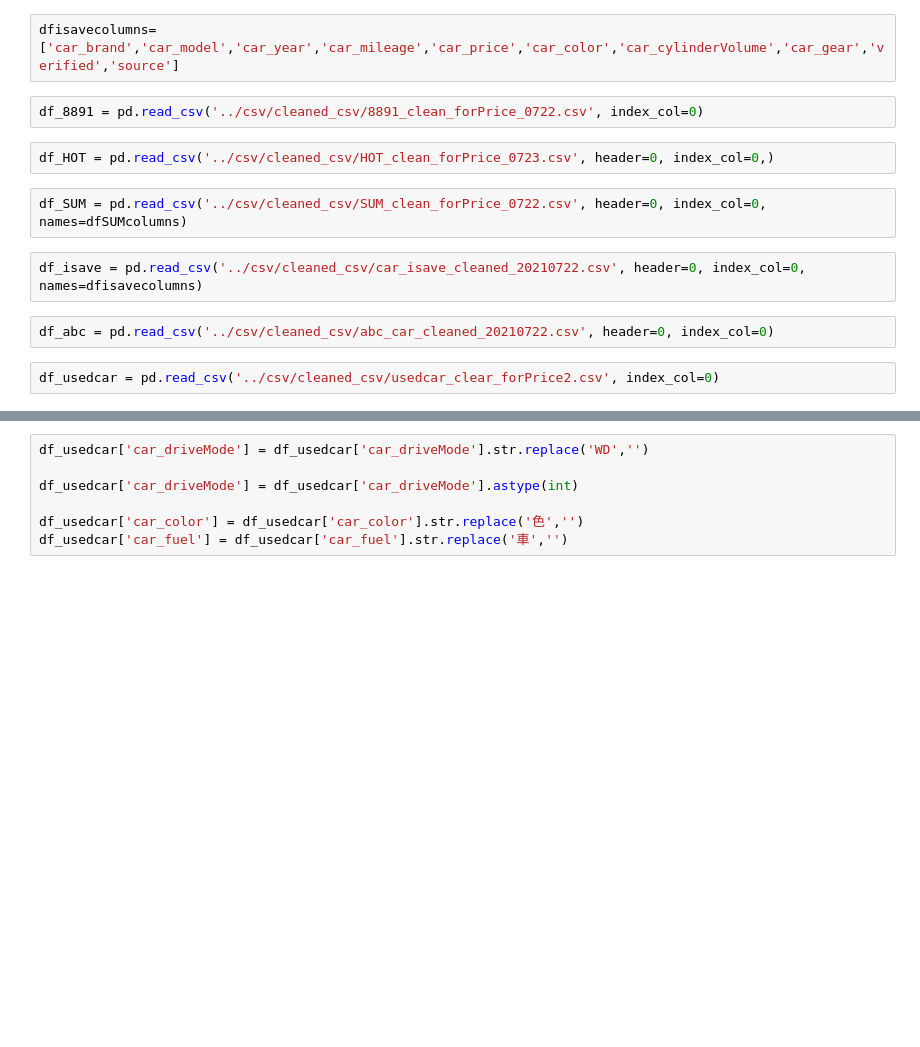
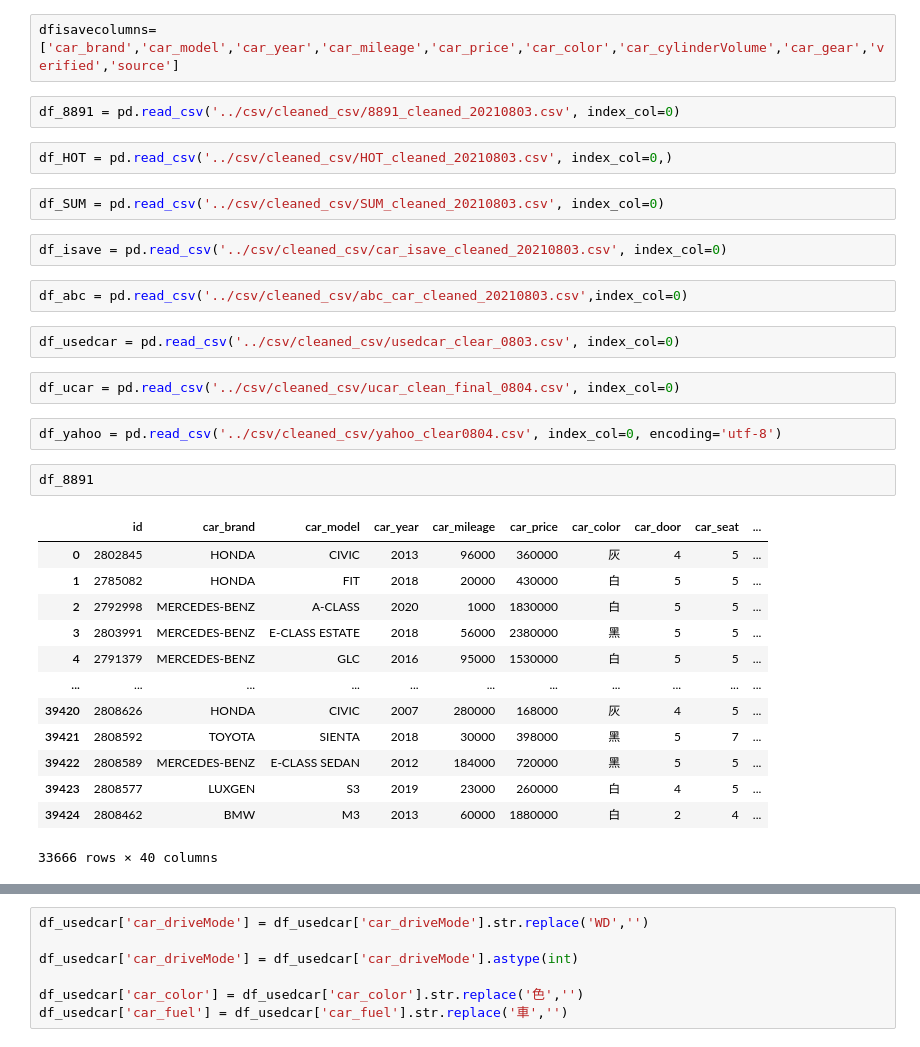
Before and after one commit to lilychen0505/BDSE19_PROJECT, a Jupyter notebook: data_cleaning/data_combine.ipynb, the cells around one changed output, grey strips where cells are left out. Drawn from its saved outputs; the diff is of its cells as text; blank space fills up the shorter version.

```diff
--- a/data_cleaning/data_combine.ipynb
+++ b/data_cleaning/data_combine.ipynb
@@ -10,14 +11,34 @@ dfSUMcolumns=['car_brand','car_model','car_year','car_mileage','car_price','car_
 # %%
 dfisavecolumns=['car_brand','car_model','car_year','car_mileage','car_price','car_color','car_cylinderVolume','car_gear','verified','source']
 # %%
-df_8891 = pd.read_csv('../csv/cleaned_csv/8891_clean_forPrice_0722.csv', index_col=0)
+df_8891 = pd.read_csv('../csv/cleaned_csv/8891_cleaned_20210803.csv', index_col=0)
 # %%
-df_HOT = pd.read_csv('../csv/cleaned_csv/HOT_clean_forPrice_0723.csv', header=0, index_col=0,)
+df_HOT = pd.read_csv('../csv/cleaned_csv/HOT_cleaned_20210803.csv', index_col=0,)
 # %%
-df_SUM = pd.read_csv('../csv/cleaned_csv/SUM_clean_forPrice_0722.csv', header=0, index_col=0, names=dfSUMcolumns)
+df_SUM = pd.read_csv('../csv/cleaned_csv/SUM_cleaned_20210803.csv', index_col=0)
 # %%
-df_isave = pd.read_csv('../csv/cleaned_csv/car_isave_cleaned_20210722.csv', header=0, index_col=0, names=dfisavecolumns)
+df_isave = pd.read_csv('../csv/cleaned_csv/car_isave_cleaned_20210803.csv', index_col=0)
 # %%
-df_abc = pd.read_csv('../csv/cleaned_csv/abc_car_cleaned_20210722.csv', header=0, index_col=0)
+df_abc = pd.read_csv('../csv/cleaned_csv/abc_car_cleaned_20210803.csv',index_col=0)
 # %%
-df_usedcar = pd.read_csv('../csv/cleaned_csv/usedcar_clear_forPrice2.csv', index_col=0)
+df_usedcar = pd.read_csv('../csv/cleaned_csv/usedcar_clear_0803.csv', index_col=0)
+# %%
+df_ucar = pd.read_csv('../csv/cleaned_csv/ucar_clean_final_0804.csv', index_col=0)
+# %%
+df_yahoo = pd.read_csv('../csv/cleaned_csv/yahoo_clear0804.csv', index_col=0, encoding='utf-8')
+# %%
+df_8891
+# %% [output]
+|  | id | car_brand | car_model | car_year | car_mileage | car_price | car_color | car_door | car_seat | ... |
+| 0 | 2802845 | HONDA | CIVIC | 2013 | 96000 | 360000 | 灰 | 4 | 5 | ... |
+| 1 | 2785082 | HONDA | FIT | 2018 | 20000 | 430000 | 白 | 5 | 5 | ... |
+| 2 | 2792998 | MERCEDES-BENZ | A-CLASS | 2020 | 1000 | 1830000 | 白 | 5 | 5 | ... |
+| 3 | 2803991 | MERCEDES-BENZ | E-CLASS ESTATE | 2018 | 56000 | 2380000 | 黑 | 5 | 5 | ... |
+| 4 | 2791379 | MERCEDES-BENZ | GLC | 2016 | 95000 | 1530000 | 白 | 5 | 5 | ... |
+| ... | ... | ... | ... | ... | ... | ... | ... | ... | ... | ... |
+| 39420 | 2808626 | HONDA | CIVIC | 2007 | 280000 | 168000 | 灰 | 4 | 5 | ... |
+| 39421 | 2808592 | TOYOTA | SIENTA | 2018 | 30000 | 398000 | 黑 | 5 | 7 | ... |
+| 39422 | 2808589 | MERCEDES-BENZ | E-CLASS SEDAN | 2012 | 184000 | 720000 | 黑 | 5 | 5 | ... |
+| 39423 | 2808577 | LUXGEN | S3 | 2019 | 23000 | 260000 | 白 | 4 | 5 | ... |
+| 39424 | 2808462 | BMW | M3 | 2013 | 60000 | 1880000 | 白 | 2 | 4 | ... |
+33666 rows × 40 columns
```
Also changed, not shown: parts of 32 cells of this notebook, 8 other files.
